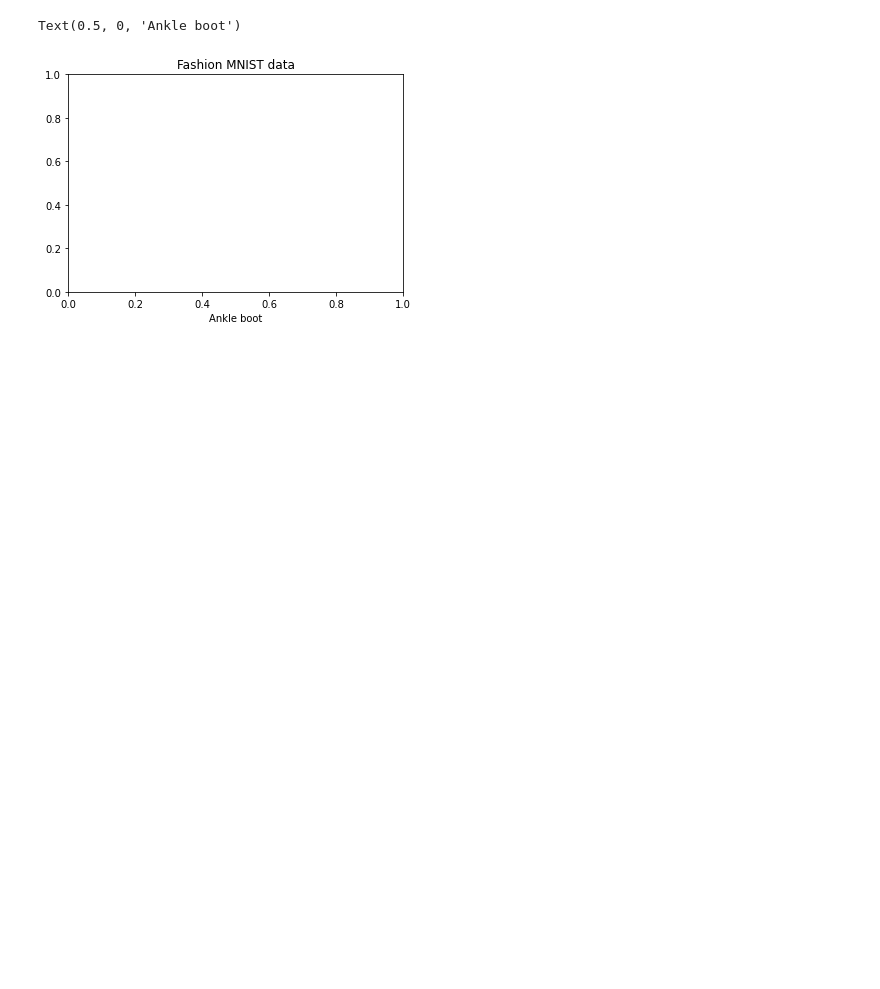
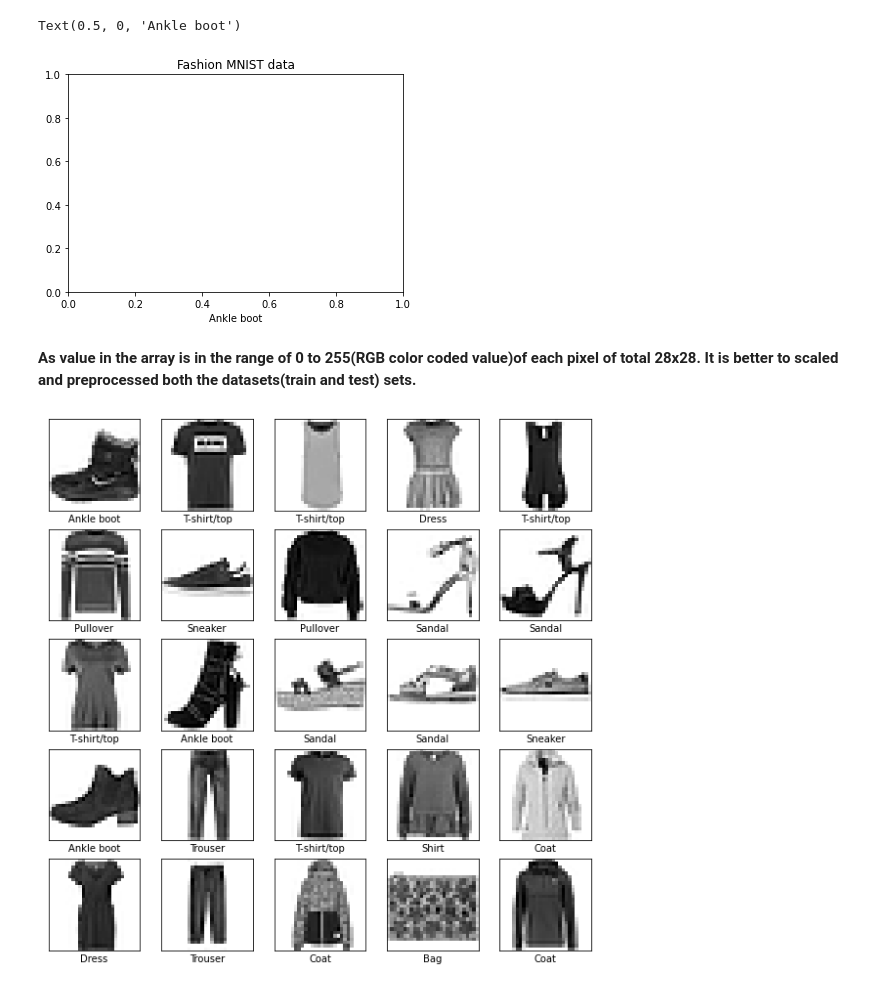
Before and after one commit to pirate-datenscienticfic/Machine-Learning-Deep-Learning-projects, a Jupyter notebook: Cloth_Classification/Cloth_Classification.ipynb, the cells around one changed output. Cells and saved outputs as stored; diff of their text form; code cells hidden in the pictures; blank space fills up the shorter version.

```diff
--- a/Cloth_Classification/Cloth_Classification.ipynb
+++ b/Cloth_Classification/Cloth_Classification.ipynb
@@ -121,3 +109,25 @@ plt.xlabel(class_names[train_labels[0]])
 [figure]
 Text(0.5, 0, 'Ankle boot')
 [figure]
+# %% [markdown]
+**As value in the array is in the range of 0 to 255(RGB color coded value)of each pixel of total 28x28. It is better to scaled and preprocessed both the datasets(train and test) sets.**
+# %%
+train_images = train_images/255.0
+
+test_images = test_images/255.0
+# %%
+## Display of data checking
+plt.figure(figsize=(10, 10))
+
+for i in range(25):
+    plt.subplot(5, 5, i+1)
+    plt.xticks([])
+    plt.yticks([])
+    plt.grid(False)
+
+    plt.imshow(train_images[i], cmap=plt.cm.binary)
+    plt.xlabel(class_names[train_labels[i]])
+
+plt.show()
+# %% [output]
+[figure, added]
```
Also changed, not shown: parts of 31 cells of this notebook.
